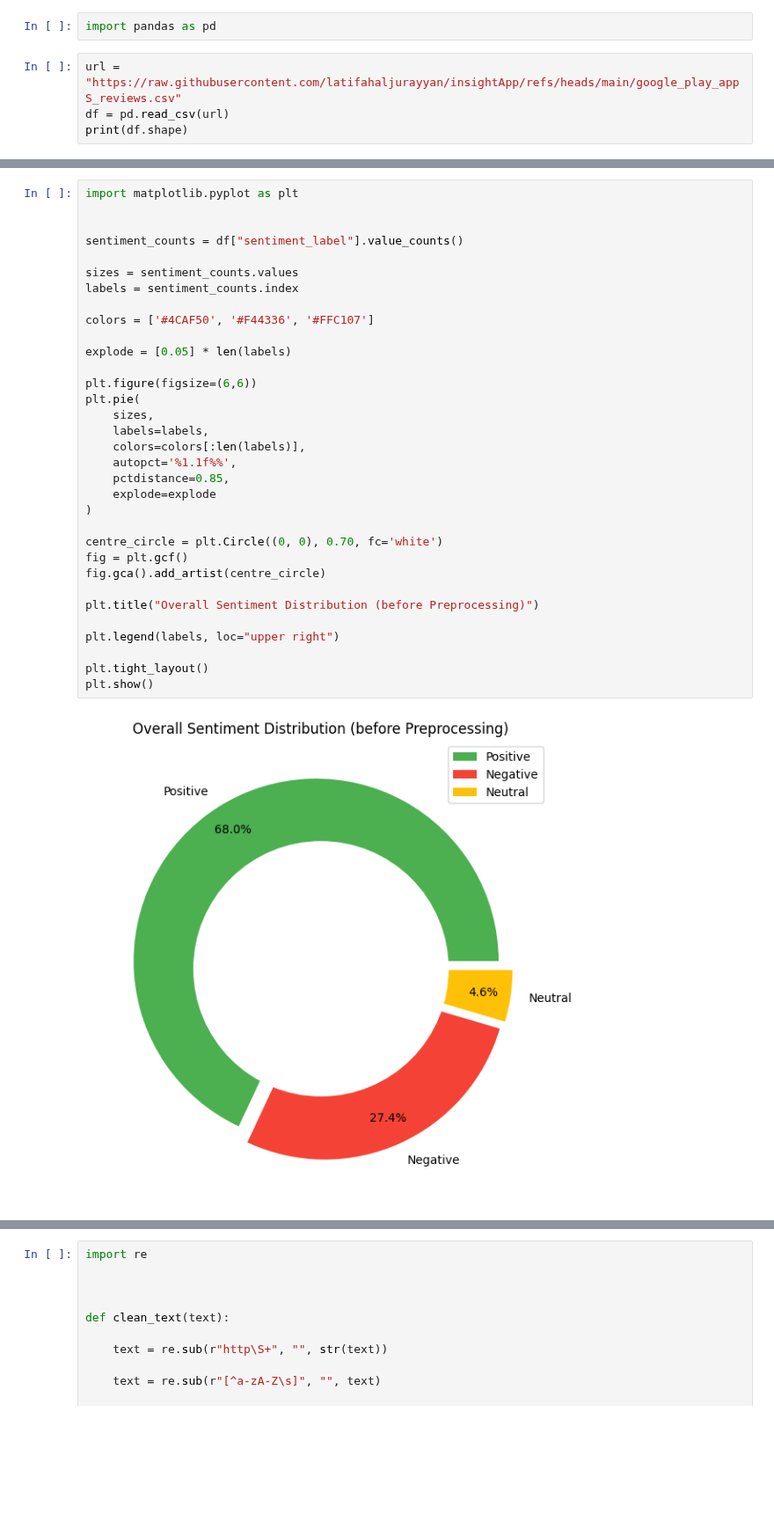
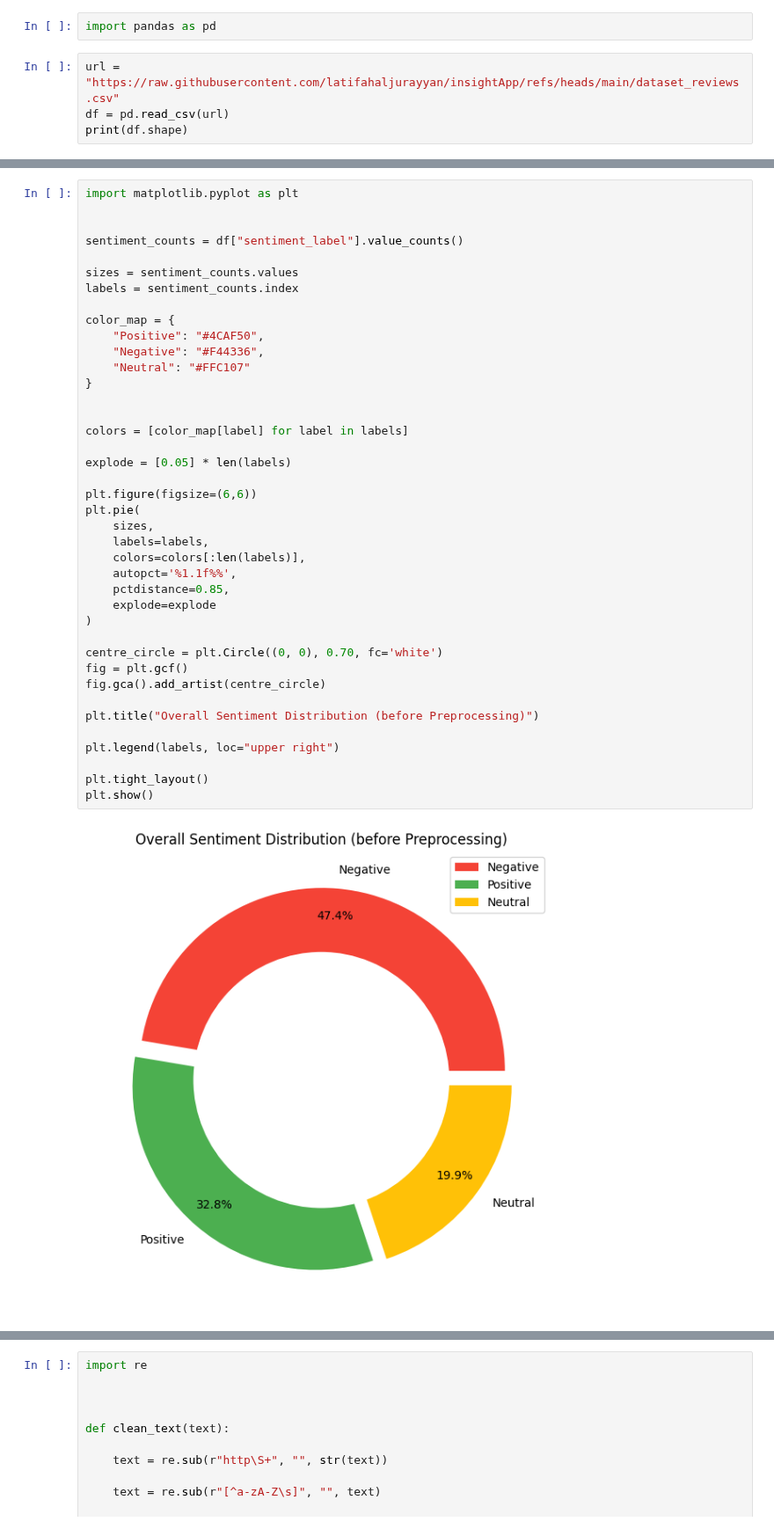
Before and after one commit to latifahaljurayyan/insightApp, a Jupyter notebook: GP2_GloVe.ipynb, the cells around one changed output, grey strips where cells are left out. Shown at 88% size. Cells and saved outputs as stored; diff of their text form; blank space fills up the shorter version.

```diff
--- a/GP2_GloVe.ipynb
+++ b/GP2_GloVe.ipynb
@@ -3,7 +3,7 @@
 # %%
 import pandas as pd
 # %%
-url = "https://raw.githubusercontent.com/latifahaljurayyan/insightApp/refs/heads/main/google_play_appS_reviews.csv"
+url = "https://raw.githubusercontent.com/latifahaljurayyan/insightApp/refs/heads/main/dataset_reviews.csv"
 df = pd.read_csv(url)
 print(df.shape)
 # %% [output]
@@ -14,35 +14,42 @@ import matplotlib.pyplot as plt
 
 sentiment_counts = df["sentiment_label"].value_counts()
 
 sizes = sentiment_counts.values
 labels = sentiment_counts.index
 
-colors = ['#4CAF50', '#F44336', '#FFC107']
+color_map = {
+    "Positive": "#4CAF50",
+    "Negative": "#F44336",
+    "Neutral": "#FFC107"
+}
+
+
+colors = [color_map[label] for label in labels]
 
 explode = [0.05] * len(labels)
 
 plt.figure(figsize=(6,6))
 plt.pie(
     sizes,
     labels=labels,
     colors=colors[:len(labels)],
     autopct='%1.1f%%',
     pctdistance=0.85,
     explode=explode
 )
 
 centre_circle = plt.Circle((0, 0), 0.70, fc='white')
 fig = plt.gcf()
 fig.gca().add_artist(centre_circle)
 
 plt.title("Overall Sentiment Distribution (before Preprocessing)")
 
 plt.legend(labels, loc="upper right")
 
 plt.tight_layout()
 plt.show()
 # %% [output]
-[figure, old version]
+[figure, new version]
 # %%
 import matplotlib.pyplot as plt
 import seaborn as sns
```
Also changed, not shown: parts of 24 cells of this notebook.
